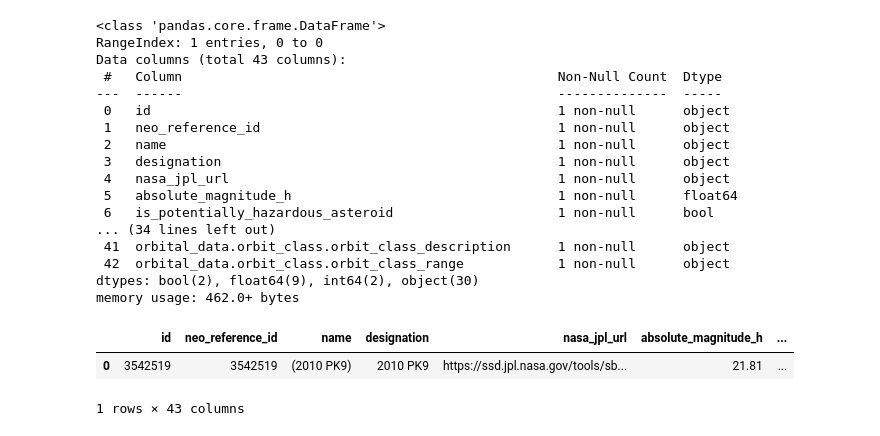
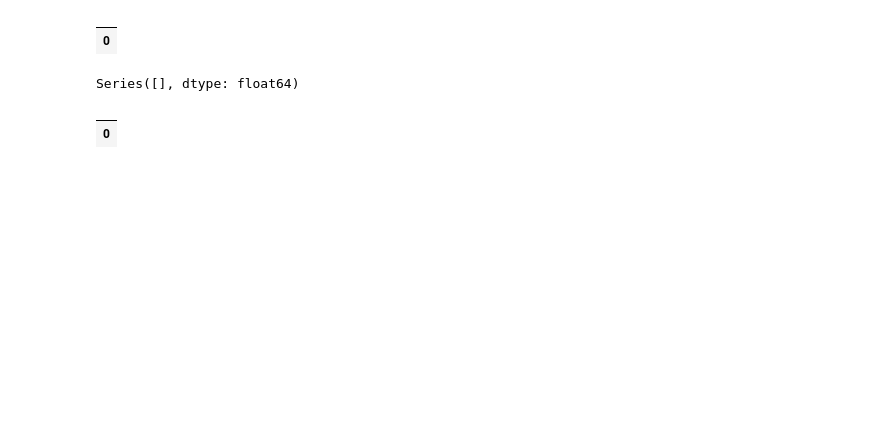
Before and after one commit to dremmeng/DSCI503, a Jupyter notebook: Data Acquisition.ipynb, the cells around one changed output. Saved outputs shown, nothing was run; the diff lists cells and outputs as text; code cells hidden in the pictures; blank space fills up the shorter version.

```diff
--- a/Data Acquisition.ipynb
+++ b/Data Acquisition.ipynb
@@ -1,32 +1,11 @@
 # %%
 import requests
 import pandas as pd
+import numpy as np
 import json
 res = requests.get("https://api.nasa.gov/neo/rest/v1/neo/3542519?api_key=DEMO_KEY")
-data=res.json()
-df=pd.json_normalize(data)
-df.to_csv("Nasa Data.csv")
-df.info()
-df.describe()
+df=pd.json_normalize(res)
 df.head()
 # %% [output]
-<class 'pandas.core.frame.DataFrame'>
-RangeIndex: 1 entries, 0 to 0
-Data columns (total 43 columns):
- #   Column                                                Non-Null Count  Dtype
----  ------                                                --------------  -----
- 0   id                                                    1 non-null      object
- 1   neo_reference_id                                      1 non-null      object
- 2   name                                                  1 non-null      object
- 3   designation                                           1 non-null      object
- 4   nasa_jpl_url                                          1 non-null      object
- 5   absolute_magnitude_h                                  1 non-null      float64
- 6   is_potentially_hazardous_asteroid                     1 non-null      bool
-... (34 lines left out)
- 41  orbital_data.orbit_class.orbit_class_description      1 non-null      object
- 42  orbital_data.orbit_class.orbit_class_range            1 non-null      object
-dtypes: bool(2), float64(9), int64(2), object(30)
-memory usage: 462.0+ bytes
-|  | id | neo_reference_id | name | designation | nasa_jpl_url | absolute_magnitude_h | ... |
-| 0 | 3542519 | 3542519 | (2010 PK9) | 2010 PK9 | https://ssd.jpl.nasa.gov/tools/sb... | 21.81 | ... |
+|  |
+| 0 |
-1 rows × 43 columns
@@ -32,0 +18,11 @@ memory usage: 462.0+ bytes
+# %%
+df[numeric_columns].std()
+df[numeric_columns].mean()
+print(df[numeric_columns].median())
+# %% [output]
+Series([], dtype: float64)
+# %%
+df.head()
+# %% [output]
+|  |
+| 0 |
```
Also changed, not shown: parts of 2 cells of this notebook, 11 other files.
